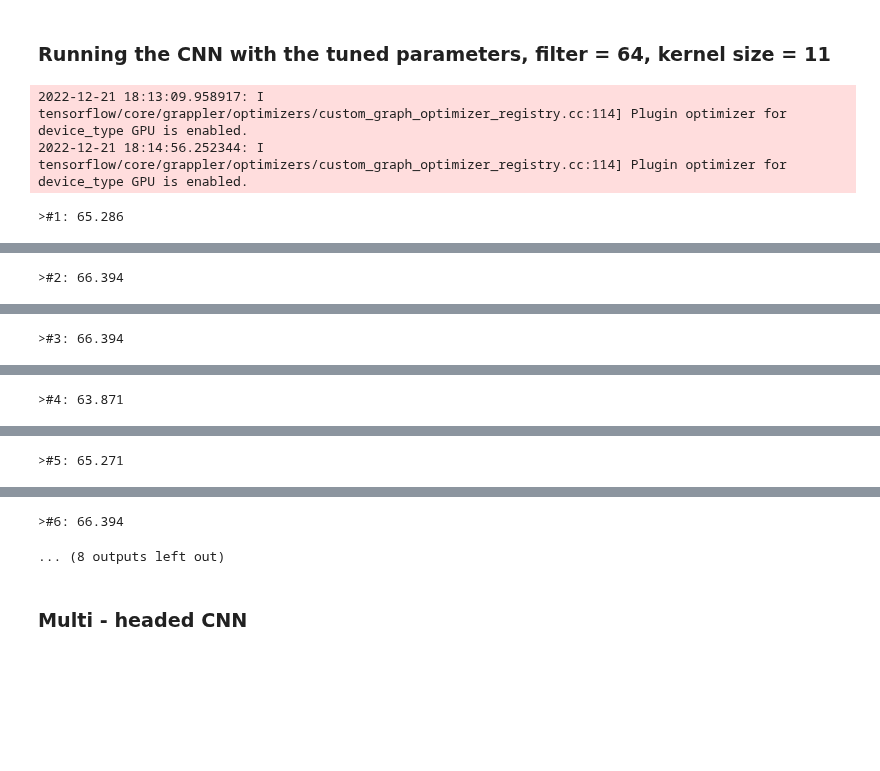
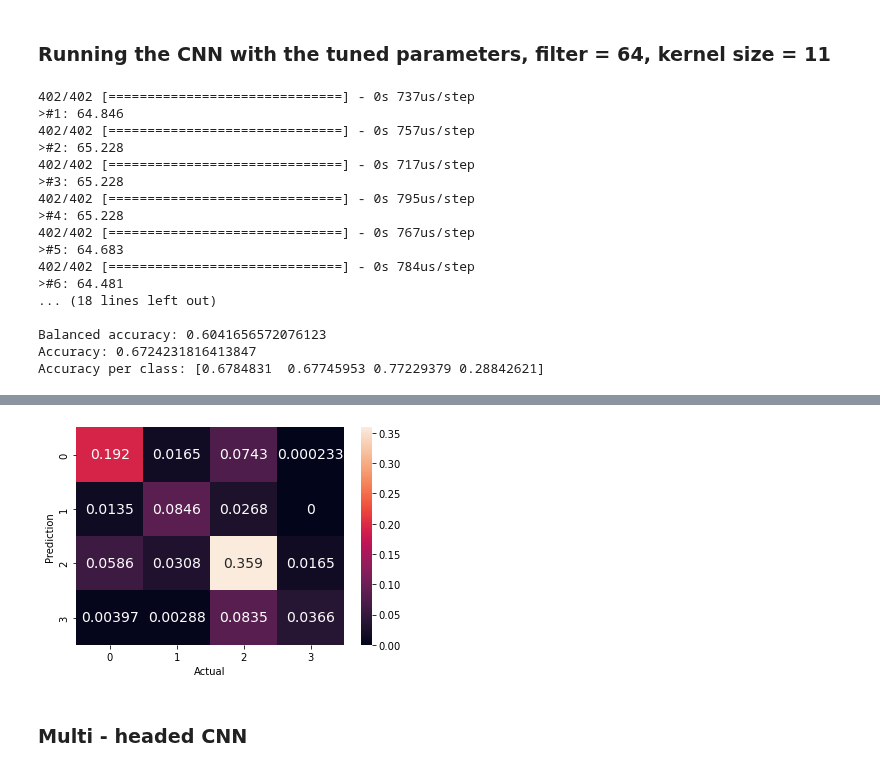
Before and after one commit to elifKurtay/ML_Sleep_Stages_Project, a Jupyter notebook: scripts/CNN_1D.ipynb, the cells around one changed output, grey strips where cells are left out. Drawn from its saved outputs; the diff is of its cells as text; code cells hidden in the pictures; blank space fills up the shorter version.

```diff
--- a/scripts/CNN_1D.ipynb
+++ b/scripts/CNN_1D.ipynb
@@ -27,4 +44,0 @@ radars.shape, mats.shape, patients.shape, x.shape, y.shape
-# %%
-trainX, trainy = x[:34,:,:], y[:34,:]
-testX, testy = x[34:,:,:], y[34:,:]
-trainX.shape, trainy.shape, testX.shape, testy.shape
@@ -33,8 +45,3 @@ trainX.shape, trainy.shape, testX.shape, testy.shape
-# %%
-trainX = trainX.reshape(29138,1,2)
-trainy = trainy.reshape(29138)
-testX = testX.reshape(13712,1,2)
-testy = testy.reshape(13712)
 # %% [markdown]
 trainX = trainX.reshape(857,34,2)
 trainy = trainy[1,:].reshape(857)
@@ -50,3 +50,10 @@ trainX.shape, trainy.shape, testX.shape, testy.shape
+# %%
+# summarize scores
+def summarize_result(preds):
+    print(classification_report(y_te,preds))
+    print("Balanced accuracy:", balanced_accuracy_score(y_te,preds))
+    print("Accuracy:",accuracy_score(y_te,preds))
+    plot_conf_matrix(preds, y_te, normalize = True)
 # %% [markdown]
 ### Fitting the CNN model
 We will define the model as having two 1D CNN layers, followed by a dropout layer for regularization, then a pooling layer. It is common to define CNN layers in groups of two in order to give the model a good chance of learning features from the input data. CNNs learn very quickly, so the dropout layer is intended to help slow down the learning process and hopefully result in a better final model. The pooling layer reduces the learned features to 1/4 their size, consolidating them to only the most essential elements.
@@ -78,12 +85,6 @@ def evaluate_model(trainX, trainy, testX, testy):
     _, accuracy = model.evaluate(testX, testy, batch_size=batch_size, verbose=verbose)
     return accuracy
 
-# summarize scores
-def summarize_results(scores):
-    print(scores)
-    m, s = mean(scores), std(scores)
-    print('Accuracy: %.3f%% (+/-%.3f)' % (m, s))
-
 # run an experiment
 def run_experiment(repeats=10):
     # repeat experiment
@@ -94,7 +95,7 @@ def run_experiment(repeats=10):
         print('>#%d: %.3f' % (r+1, score))
         scores.append(score)
     # summarize results
-    summarize_results(scores)
+    summarize_result(scores)
 
 # run the experiment
 run_experiment()
@@ -381,29 +382,43 @@ def evaluate_model(trainX, trainy, testX, testy):
     model.fit(trainX, trainy, epochs=epochs, batch_size=batch_size, verbose=verbose)
     # evaluate model
     _, accuracy = model.evaluate(testX, testy, batch_size=batch_size, verbose=verbose)
-    return accuracy
+    preds = model.predict(testX)
+    classes = np.argmax(preds,axis=1)
+    return classes, accuracy
 
-# summarize scores
-def summarize_results(scores):
-    print(scores)
-    m, s = mean(scores), std(scores)
-    print('Accuracy: %.3f%% (+/-%.3f)' % (m, s))
 
 # run an experiment
 def run_experiment(repeats=10):
     # repeat experiment
-    scores = list()
+    best_preds = []
+    max_score = 0
     for r in range(repeats):
-        score = evaluate_model(trainX, trainy, testX, testy)
+        preds, score = evaluate_model(trainX, trainy, testX, testy)
         score = score * 100.0
         print('>#%d: %.3f' % (r+1, score))
-        scores.append(score)
+        if score > max_score:
+            max_score = score
+            best_preds = preds
     # summarize results
-    summarize_results(scores)
+    summarize_result(best_preds)
 
 # run the experiment
 run_experiment()
 # %% [output]
-2022-12-21 18:13:09.958917: I tensorflow/core/grappler/optimizers/custom_graph_optimizer_registry.cc:114] Plugin optimizer for device_type GPU is enabled.
-2022-12-21 18:14:56.252344: I tensorflow/core/grappler/optimizers/custom_graph_optimizer_registry.cc:114] Plugin optimizer for device_type GPU is enabled.
+402/402 [==============================] - 0s 737us/step
+>#1: 64.846
+402/402 [==============================] - 0s 757us/step
+>#2: 65.228
+402/402 [==============================] - 0s 717us/step
+>#3: 65.228
+402/402 [==============================] - 0s 795us/step
+>#4: 65.228
+402/402 [==============================] - 0s 767us/step
+>#5: 64.683
+402/402 [==============================] - 0s 784us/step
+>#6: 64.481
+... (18 lines left out)
+
+Balanced accuracy: 0.6041656572076123
+Accuracy: 0.6724231816413847
+Accuracy per class: [0.6784831  0.67745953 0.77229379 0.28842621]
->#1: 65.286
@@ -412 +424,0 @@ run_experiment()
->#2: 66.394
@@ -415 +424,0 @@ run_experiment()
->#3: 66.394
@@ -418 +424,0 @@ run_experiment()
->#4: 63.871
@@ -421 +424,0 @@ run_experiment()
->#5: 65.271
@@ -424,5 +425,4 @@ run_experiment()
->#6: 66.394
-... (8 outputs left out)
+[figure, added]
 # %% [markdown]
 ### Multi - headed CNN
 # %%
```
Also changed, not shown: parts of 20 cells of this notebook, 2 other files.
